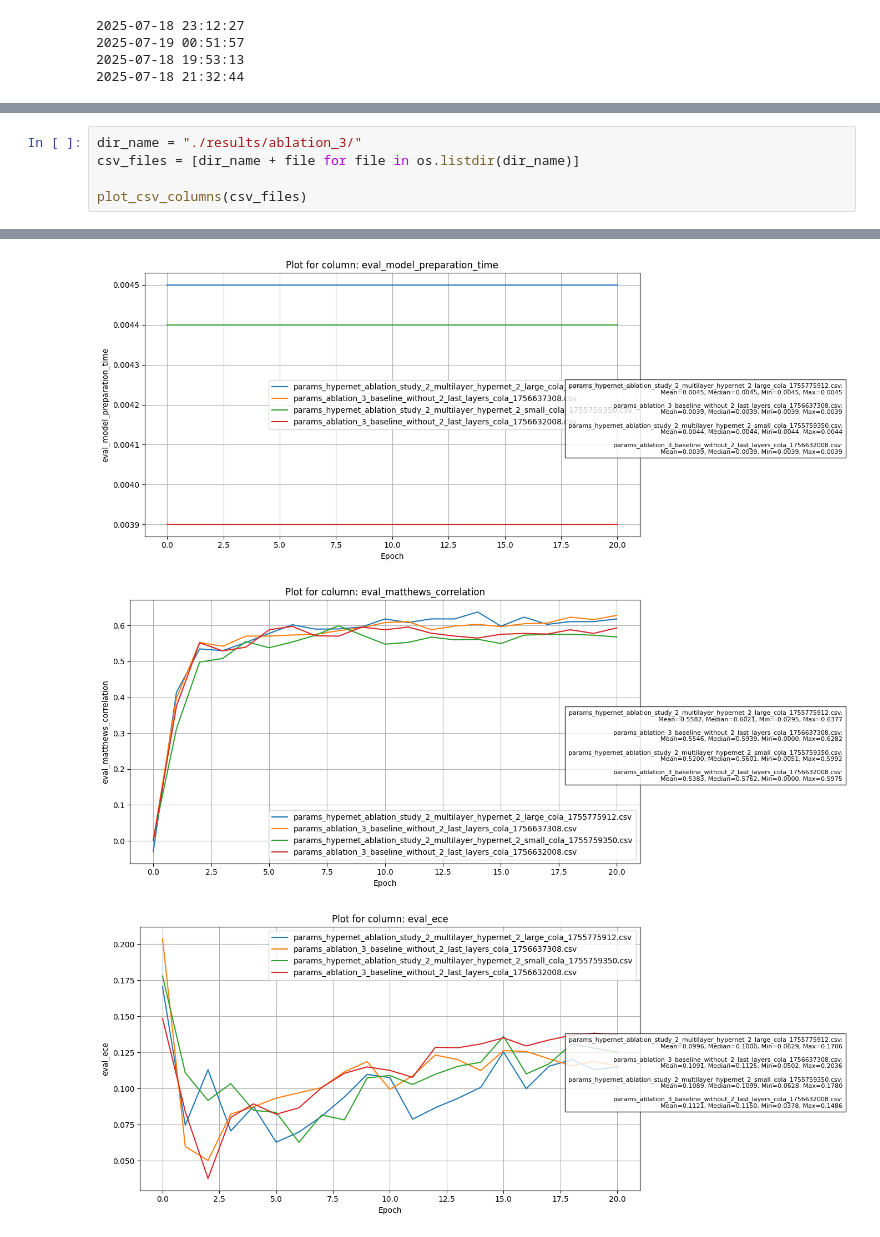
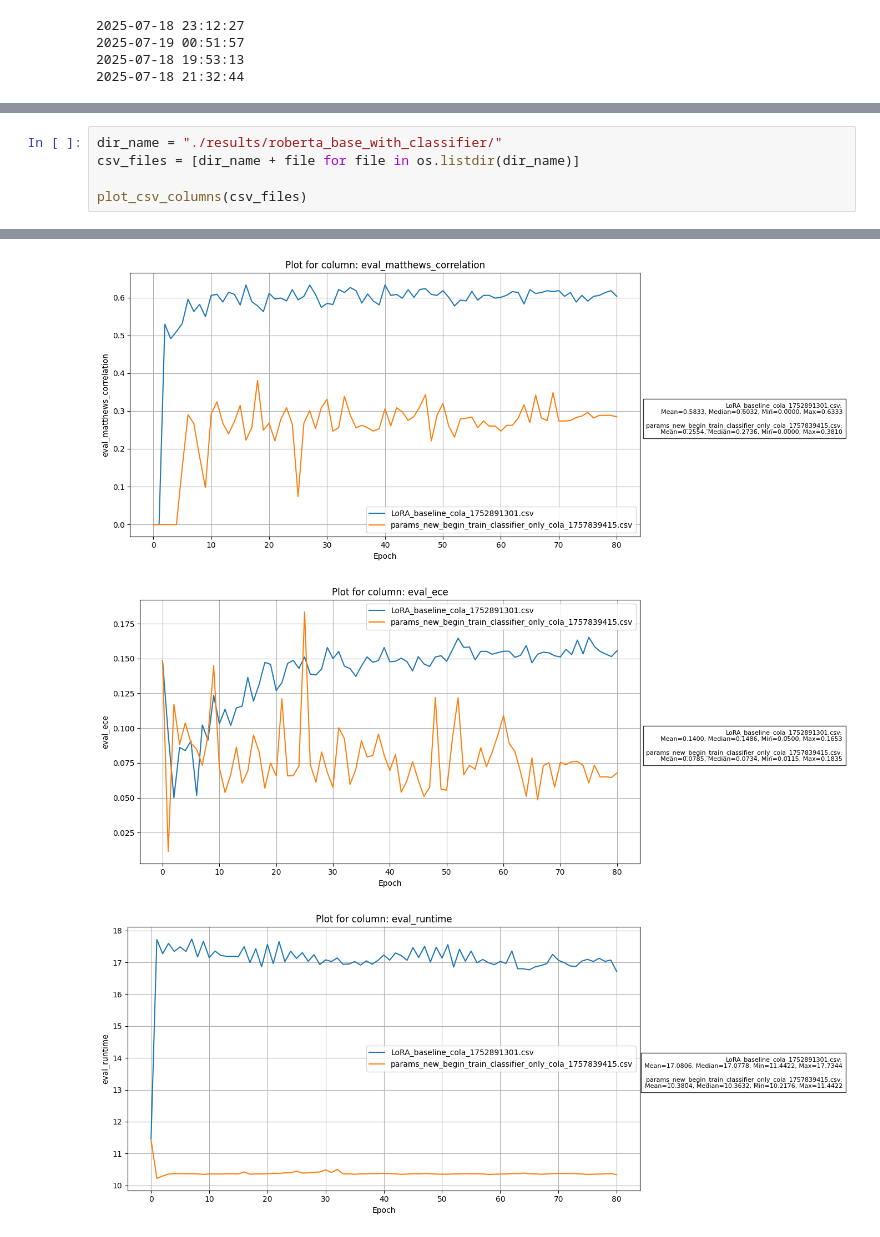
Before and after one commit to Yanggu11/TrustLoRA, a Jupyter notebook: read_outputs.ipynb, the cells around one changed output, grey strips where cells are left out. Cells and saved outputs as stored; diff of their text form.

Commit message:
style: new test results generated

```diff
--- a/read_outputs.ipynb
+++ b/read_outputs.ipynb
@@ -79,5 +97,5 @@ print(dt_object)
 # %%
-dir_name = "./results/ablation_3/"
+dir_name = "./results/roberta_base_with_classifier/"
 csv_files = [dir_name + file for file in os.listdir(dir_name)]
 
 plot_csv_columns(csv_files)
@@ -86,3 +104,3 @@ plot_csv_columns(csv_files)
-[figure, old version]
+[figure, new version]
-[figure, old version]
+[figure, new version]
-[figure, old version]
+[figure, new version]
```
Also changed, not shown: parts of 2 cells of this notebook, 1 other file.
